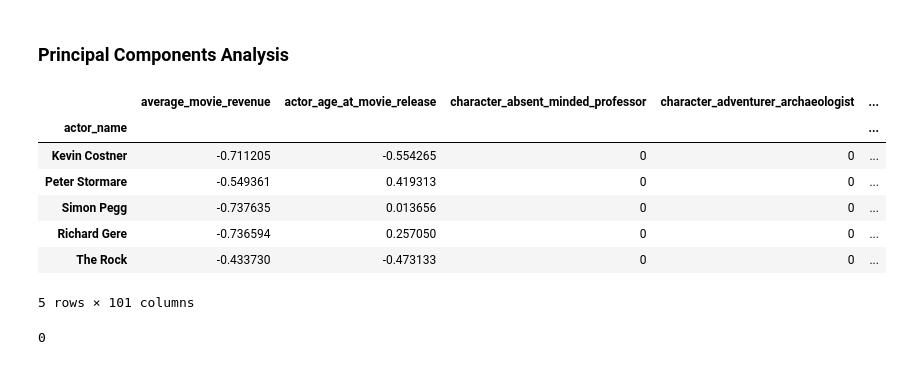
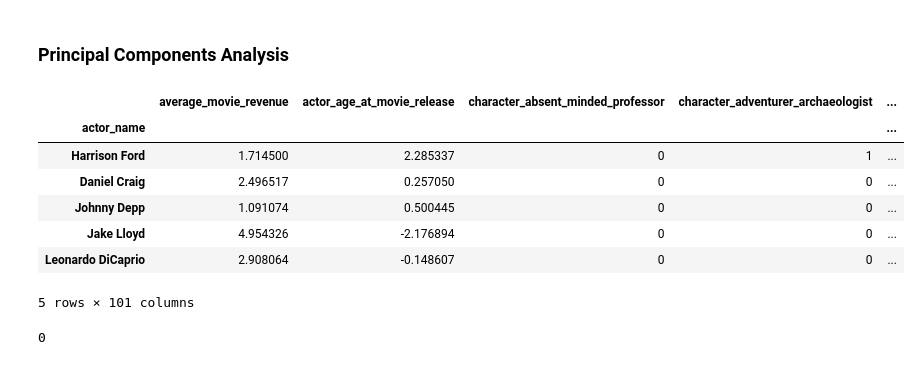
Before and after one commit to epfl-ada/ada-2022-project-shno, a Jupyter notebook: cmu_analysis.ipynb, the cells around one changed output. Drawn from its saved outputs; the diff is of its cells as text; code cells hidden in the pictures.

```diff
--- a/cmu_analysis.ipynb
+++ b/cmu_analysis.ipynb
@@ -640,27 +644,28 @@ character_unique_pca = character_unique_pca[character_unique_pca.actor_age_at_mo
 # %%
 import pandas as pd
 
 # Select the categorical columns
 cat_columns = ['character', 'genre']
 cont_columns = ['average_movie_revenue', 'actor_age_at_movie_release']
 
 # standardization
 character_unique_pca[cont_columns] = character_unique_pca[cont_columns] - np.mean(character_unique_pca[cont_columns])
 character_unique_pca[cont_columns] = character_unique_pca[cont_columns] / np.std(character_unique_pca[cont_columns])
 
 features = cat_columns + cont_columns
 
 # One-hot encode the categorical columns
+character_unique_pca = character_unique_pca.sort_values(by='success', ascending=False)
 character_unique_actor_ohe = pd.get_dummies(character_unique_pca[features], columns=cat_columns)
 character_unique_actor_ohe.head()
 # %% [output]
 |  | average_movie_revenue | actor_age_at_movie_release | character_absent_minded_professor | character_adventurer_archaeologist | ... |
 | actor_name |  |  |  |  | ... |
-| Kevin Costner | -0.711205 | -0.554265 | 0 | 0 | ... |
-| Peter Stormare | -0.549361 | 0.419313 | 0 | 0 | ... |
-| Simon Pegg | -0.737635 | 0.013656 | 0 | 0 | ... |
-| Richard Gere | -0.736594 | 0.257050 | 0 | 0 | ... |
-| The Rock | -0.433730 | -0.473133 | 0 | 0 | ... |
+| Harrison Ford | 1.714500 | 2.285337 | 0 | 1 | ... |
+| Daniel Craig | 2.496517 | 0.257050 | 0 | 0 | ... |
+| Johnny Depp | 1.091074 | 0.500445 | 0 | 0 | ... |
+| Jake Lloyd | 4.954326 | -2.176894 | 0 | 0 | ... |
+| Leonardo DiCaprio | 2.908064 | -0.148607 | 0 | 0 | ... |
 5 rows × 101 columns
 # %%
 character_unique_actor_ohe.isnull().sum().sum()
```
Also changed, not shown: parts of 29 cells of this notebook.
